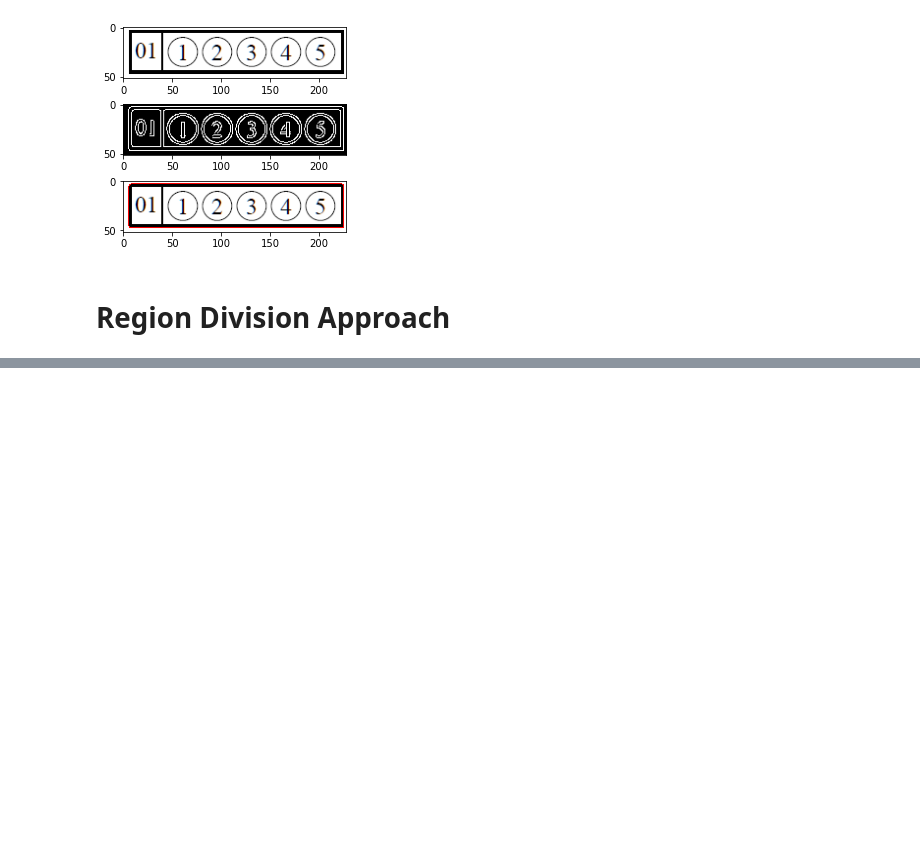
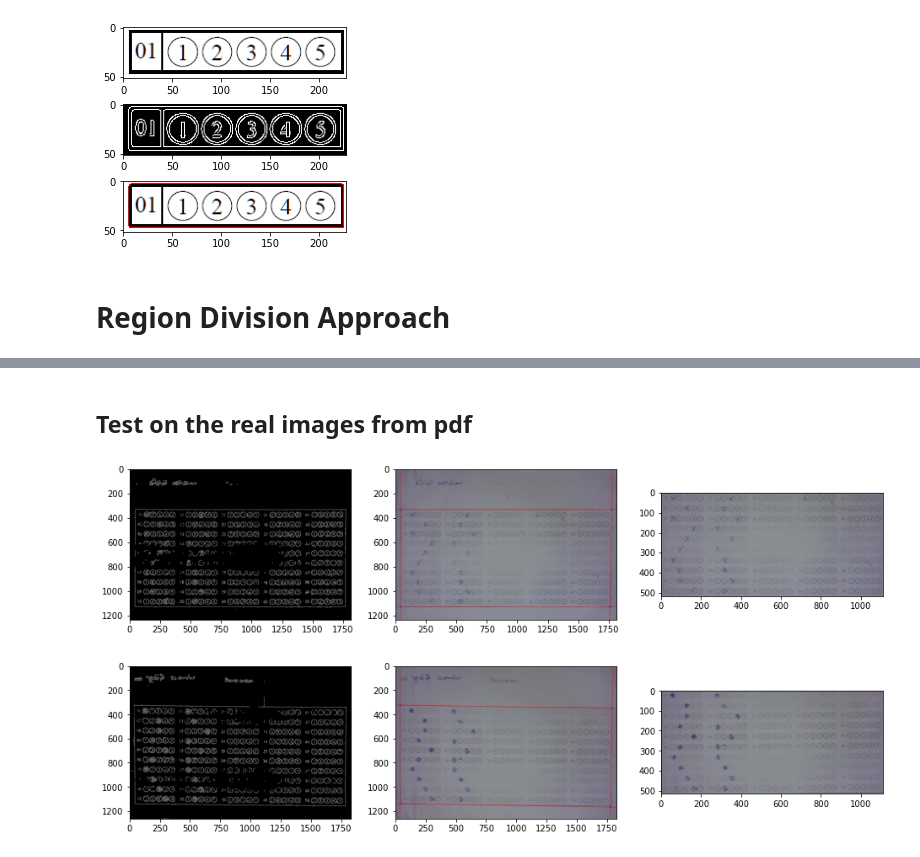
Before and after one commit to Avishka-Perera/mcq-marking-with-cv, a Jupyter notebook: read-answers/read-answers.ipynb, the cells around one changed output, grey strips where cells are left out. Drawn from its saved outputs; the diff is of its cells as text; code cells hidden in the pictures; blank space fills up the shorter version.

```diff
--- a/read-answers/read-answers.ipynb
+++ b/read-answers/read-answers.ipynb
@@ -224,0 +260,28 @@ results.append({"selected-answers":selected_answers, "correct":correct, "score":
+# %% [markdown]
+## Test on the real images from pdf
+# %%
+img_lst = getImagesFromPDF("grade-8-mcq-answer-sheets-2.pdf")
+results = []
+
+for i, img in enumerate(img_lst):
+    mcq_sheet = img[1]
+    mcq_table = extractMCQTable(mcq_sheet, showExtraction=True)
+    selected_answers = ""
+    correct = ""
+    score = 0
+    for row in correct_answers.iloc():
+        q_num = row["question"]
+        correct_answer = row["answer"]
+        selected_answer = getSelectedAnswer(mcq_table, table_size, int(q_num))
+        selected_answers += str(selected_answer)
+        if selected_answer == correct_answer:
+            correct += "1"
+            score += 1
+        else:
+            correct += "0"
+    results.append((i+1, selected_answers, correct, score))
+
+exportData(results, "results.csv")
+# %% [output]
+[figure, added]
+[figure, added]
```
Also changed, not shown: parts of 10 cells of this notebook, 4 other files.
